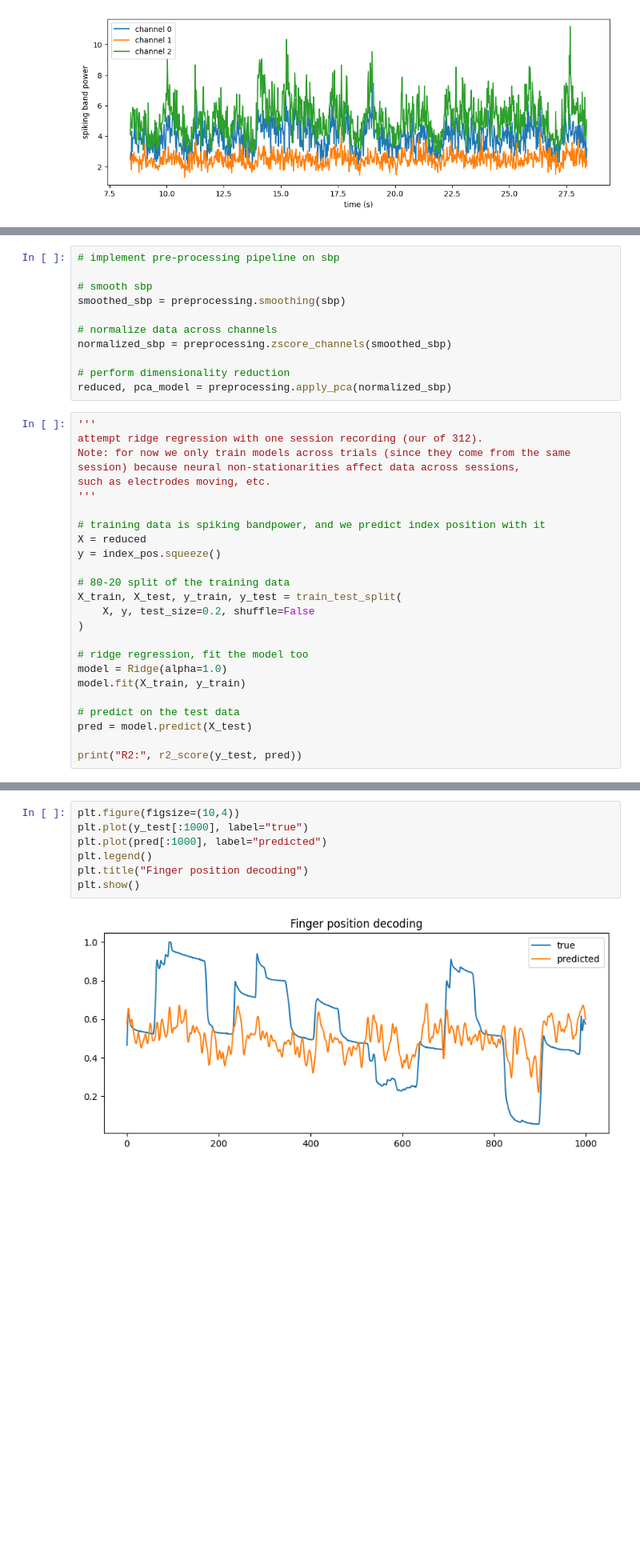
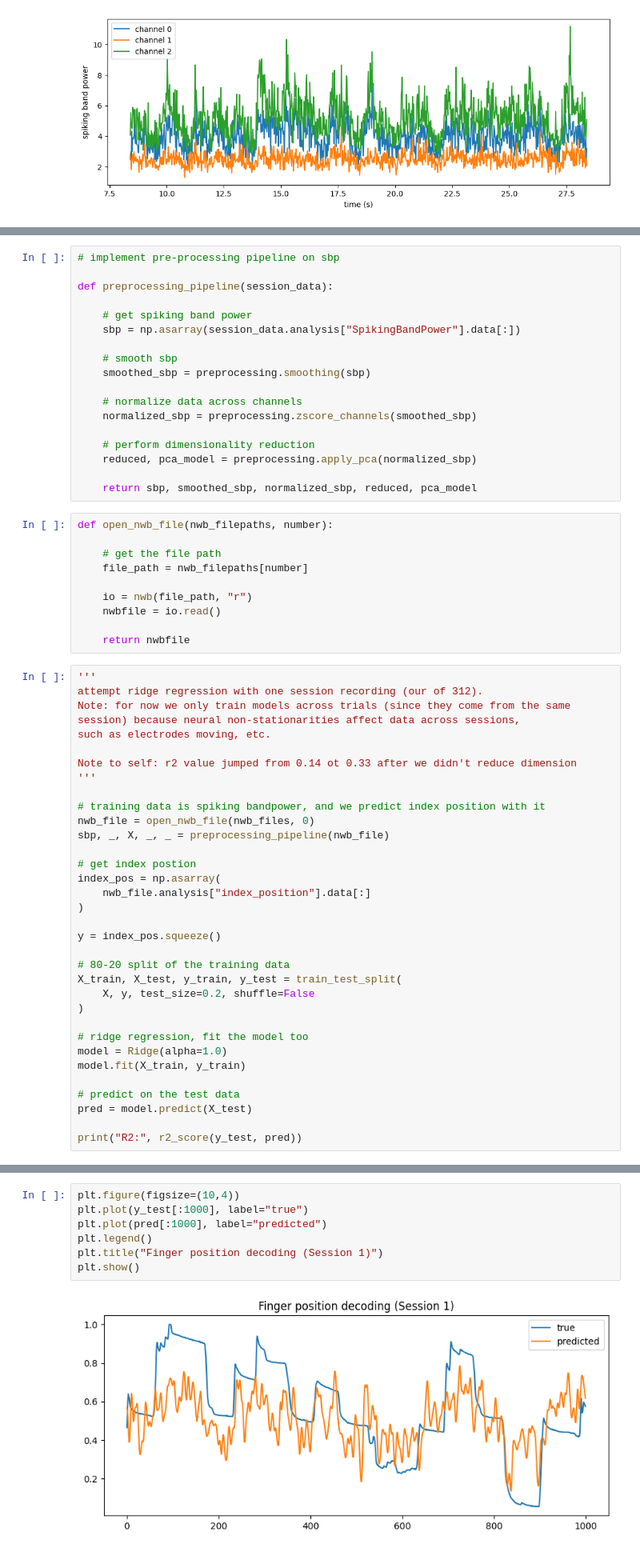
Before and after one commit to ncao27/LINK-analysis, a Jupyter notebook: notebooks/link_analysis.ipynb, the cells around one changed output, grey strips where cells are left out. Shown at 80% size. Drawn from its saved outputs; the diff is of its cells as text; blank space fills up the shorter version.

```diff
--- a/notebooks/link_analysis.ipynb
+++ b/notebooks/link_analysis.ipynb
@@ -223,23 +203,49 @@ for _, trial in trials_df.iterrows():
 # %%
 # implement pre-processing pipeline on sbp
 
-# smooth sbp
-smoothed_sbp = preprocessing.smoothing(sbp)
+def preprocessing_pipeline(session_data):
 
-# normalize data across channels
-normalized_sbp = preprocessing.zscore_channels(smoothed_sbp)
+    # get spiking band power
+    sbp = np.asarray(session_data.analysis["SpikingBandPower"].data[:])
 
-# perform dimensionality reduction
-reduced, pca_model = preprocessing.apply_pca(normalized_sbp)
+    # smooth sbp
+    smoothed_sbp = preprocessing.smoothing(sbp)
+
+    # normalize data across channels
+    normalized_sbp = preprocessing.zscore_channels(smoothed_sbp)
+
+    # perform dimensionality reduction
+    reduced, pca_model = preprocessing.apply_pca(normalized_sbp)
+
+    return sbp, smoothed_sbp, normalized_sbp, reduced, pca_model
+# %%
+def open_nwb_file(nwb_filepaths, number):
+
+    # get the file path
+    file_path = nwb_filepaths[number]
+
+    io = nwb(file_path, "r")
+    nwbfile = io.read()
+
+    return nwbfile
 # %%
 '''
 attempt ridge regression with one session recording (our of 312).
 Note: for now we only train models across trials (since they come from the same session) because neural non-stationarities affect data across sessions,
 such as electrodes moving, etc.
+
+Note to self: r2 value jumped from 0.14 ot 0.33 after we didn't reduce dimension
 '''
 
 # training data is spiking bandpower, and we predict index position with it
-X = reduced
+nwb_file = open_nwb_file(nwb_files, 0)
+sbp, _, X, _, _ = preprocessing_pipeline(nwb_file)
+
+# get index postion
+index_pos = np.asarray(
+    nwb_file.analysis["index_position"].data[:]
+)
+
 y = index_pos.squeeze()
 
 # 80-20 split of the training data
@@ -260,9 +266,9 @@ R2: 0.13968918113385254
 # %%
 plt.figure(figsize=(10,4))
 plt.plot(y_test[:1000], label="true")
 plt.plot(pred[:1000], label="predicted")
 plt.legend()
-plt.title("Finger position decoding")
+plt.title("Finger position decoding (Session 1)")
 plt.show()
 # %% [output]
-[figure, old version]
+[figure, new version]
```
Also changed, not shown: parts of 4 cells of this notebook, 2 other files.
